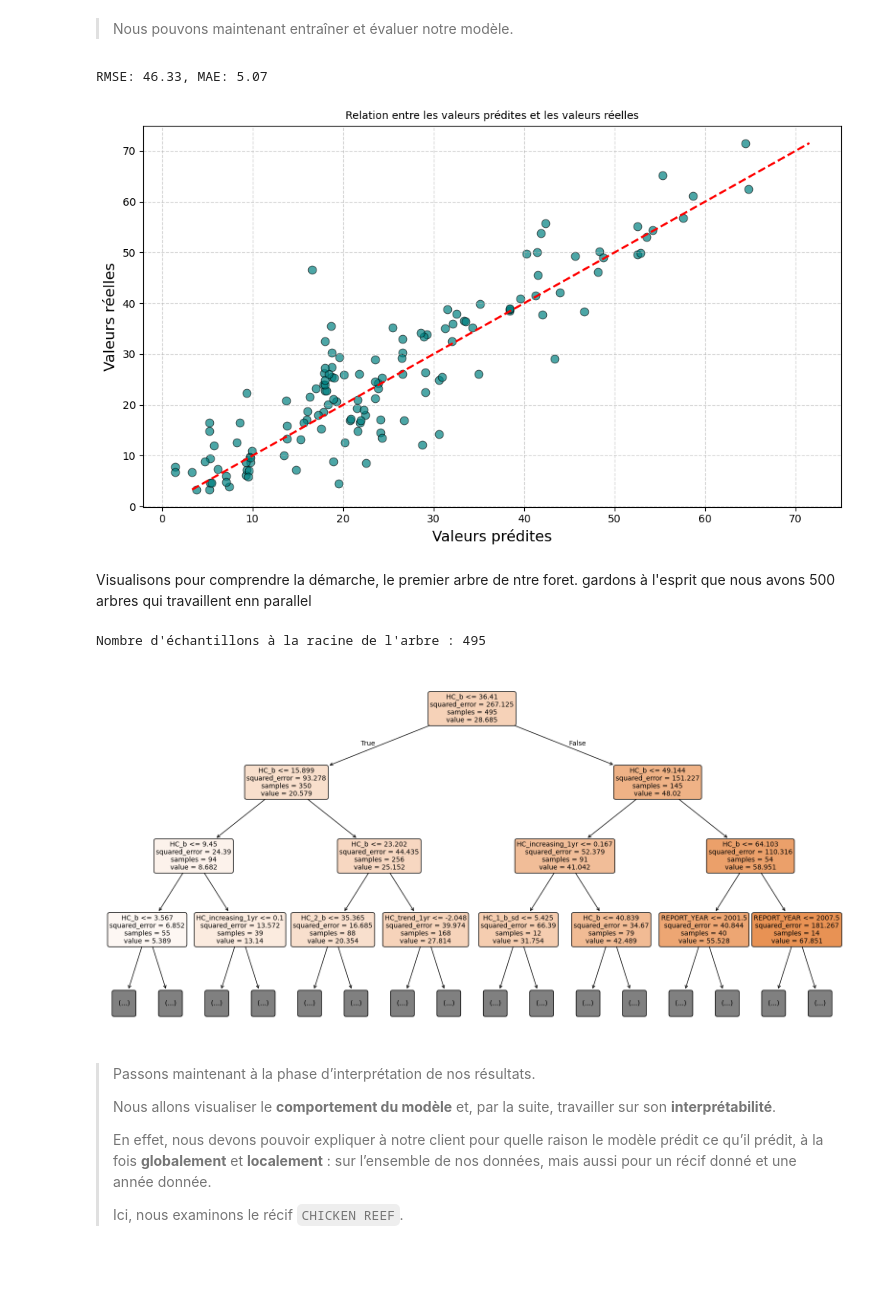
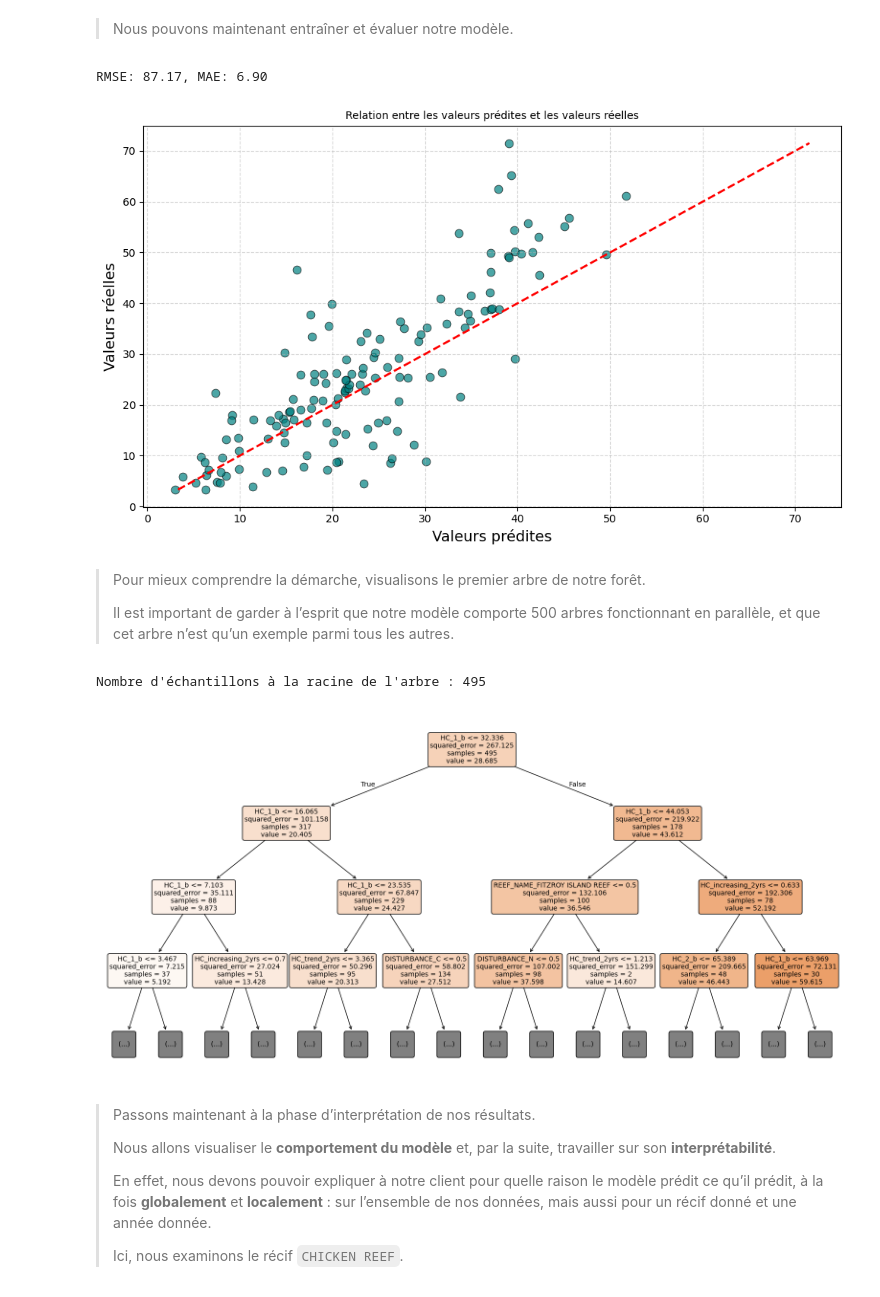
Before and after one commit to FrancescoDatascientest/OFB_Hard_Coral_Cover, a Jupyter notebook: notebooks/ofb_02_advanced_ml.ipynb, the cells around one changed output. Cells and saved outputs as stored; diff of their text form; code cells hidden in the pictures; blank space fills up the shorter version.

```diff
--- a/notebooks/ofb_02_advanced_ml.ipynb
+++ b/notebooks/ofb_02_advanced_ml.ipynb
@@ -199,19 +199,15 @@ protected_area    0
 dtype: int64
 # %% [markdown]
 > Nous pouvons maintenant faire un travail de **feature engeneering** pour créer des nouvelles variables qui, par récif et année peuvent apporter li'nformation sur les années précédentes
-# %%
-df_ml['HC_2_b'] = df_ml.groupby(['REEF_NAME', 'SITE_NO', 'TRANSECT_NO'])['HC_b'].shift(2)
-
-df_ml['HC_trend_1yr'] = df_ml['HC_b'] - df_ml['HC_1_b']
-df_ml['HC_increasing_1yr'] = (df_ml['HC_trend_1yr'] > 0).astype(int)
-
-df_ml['HC_trend_2yrs'] = df_ml['HC_b'] - df_ml['HC_2_b']
-df_ml['HC_increasing_2yrs'] = (df_ml['HC_trend_2yrs'] > 0).astype(int)
-
-
-df_ml['HC_b_sd'] = df_ml.groupby(['REEF_NAME','REPORT_YEAR'])['HC_b'].transform('std')
-df_ml['HC_1_b_sd'] = df_ml.groupby(['REEF_NAME','REPORT_YEAR'])['HC_1_b'].transform('std')
-df_ml['HC_2_b_sd'] = df_ml.groupby(['REEF_NAME','REPORT_YEAR'])['HC_2_b'].transform('std')
+# %%
+df_ml['HC_2_b'] = df_ml.groupby(['REEF_NAME', 'SITE_NO', 'TRANSECT_NO'])['HC_b'].shift(2)
+
+df_ml['HC_trend_2yrs'] = df_ml['HC_1_b'] - df_ml['HC_2_b']
+df_ml['HC_increasing_2yrs'] = (df_ml['HC_trend_2yrs'] > 0).astype(int)
+
+
+df_ml['HC_1_b_sd'] = df_ml.groupby(['REEF_NAME','REPORT_YEAR'])['HC_1_b'].transform('std')
+df_ml['HC_2_b_sd'] = df_ml.groupby(['REEF_NAME','REPORT_YEAR'])['HC_2_b'].transform('std')
 # %% [markdown]
 > Nous pouvons maintenant définir la table finale pour notre démarche.
 >
@@ -262,8 +252,7 @@ dtype: int64
 # %%
 reef_yearly = reef_yearly.dropna(subset=[
     'HC_2_b',
-    'HC_trend_1yr',
-    'HC_trend_2yrs'
+    'HC_trend_2yrs', 'HC_2_b_sd',
 ])
 # %% [markdown]
 > Nous pouvons maintenant créer notre variable cible.
@@ -281,8 +270,11 @@ reef_yearly['HC_target'] = (
 # %% [markdown]
 > Nous séparons notre jeu d’entraînement du jeu de test en conservant la **structure chronologique**. Nous gardons les trois dernières années pour tester le modèle.
 # %%
-reef_yearly_train = reef_yearly[reef_yearly['REPORT_YEAR'] <= 2013]
-reef_yearly_test = reef_yearly[reef_yearly['REPORT_YEAR'] >= 2014]
+reef_yearly_train_viz = reef_yearly[reef_yearly['REPORT_YEAR'] <= 2013]
+reef_yearly_test_viz = reef_yearly[reef_yearly['REPORT_YEAR'] >= 2014]
+
+reef_yearly_train = reef_yearly_train_viz.drop('HC_b', axis = 1)
+reef_yearly_test = reef_yearly_test_viz.drop('HC_b', axis = 1)
 
 print(reef_yearly_train.shape)
 print(reef_yearly_test.shape)
@@ -348,35 +340,37 @@ reef_yearly_test = reef_yearly_test.drop(columns = ['HC_target'])
 # %%
 from sklearn.ensemble import RandomForestRegressor
 from sklearn.metrics import mean_squared_error, mean_absolute_error
 from sklearn.tree import plot_tree
 
-rf = RandomForestRegressor(n_estimators=500, random_state=42, bootstrap=False)
+rf = RandomForestRegressor(n_estimators=500, random_state=42) #bootstrap=False
 rf.fit(reef_yearly_train, y_train)
 
 y_pred = rf.predict(reef_yearly_test)
 
 rmse = mean_squared_error(y_test, y_pred)
 mae  = mean_absolute_error(y_test, y_pred)
 
 print(f"RMSE: {rmse:.2f}, MAE: {mae:.2f}")
 
 plt.figure(figsize=(10, 6))
 
 sns.scatterplot(x=y_pred, y=y_test, color='teal', s=60, alpha=0.7, edgecolor='k')
 plt.plot([y_test.min(), y_test.max()], [y_test.min(), y_test.max()], 'r--', lw=2)
 
 plt.title("Relation entre les valeurs prédites et les valeurs réelles", fontsize=10)
 plt.xlabel("Valeurs prédites", fontsize=14)
 plt.ylabel("Valeurs réelles", fontsize=14)
 
 plt.grid(True, linestyle='--', alpha=0.5)
 plt.tight_layout()
 plt.show()
 # %% [output]
-RMSE: 46.33, MAE: 5.07
+RMSE: 87.17, MAE: 6.90
-[figure, old version]
+[figure, new version]
 # %% [markdown]
-Visualisons pour comprendre la démarche, le premier arbre de ntre foret. gardons à l'esprit que nous avons 500 arbres qui travaillent enn parallel
+> Pour mieux comprendre la démarche, visualisons le premier arbre de notre forêt.
+>
+> Il est important de garder à l’esprit que notre modèle comporte 500 arbres fonctionnant en parallèle, et que cet arbre n’est qu’un exemple parmi tous les autres.
 # %%
 tree = rf.estimators_[0]
 print("Nombre d'échantillons à la racine de l'arbre :", tree.tree_.n_node_samples[0])
@@ -395,7 +389,7 @@ plot_tree(
 plt.show()
 # %% [output]
 Nombre d'échantillons à la racine de l'arbre : 495
-[figure, old version]
+[figure, new version]
 # %% [markdown]
 > Passons maintenant à la phase d’interprétation de nos résultats.
 >
```
Also changed, not shown: parts of 9 cells of this notebook, 2 other files.
